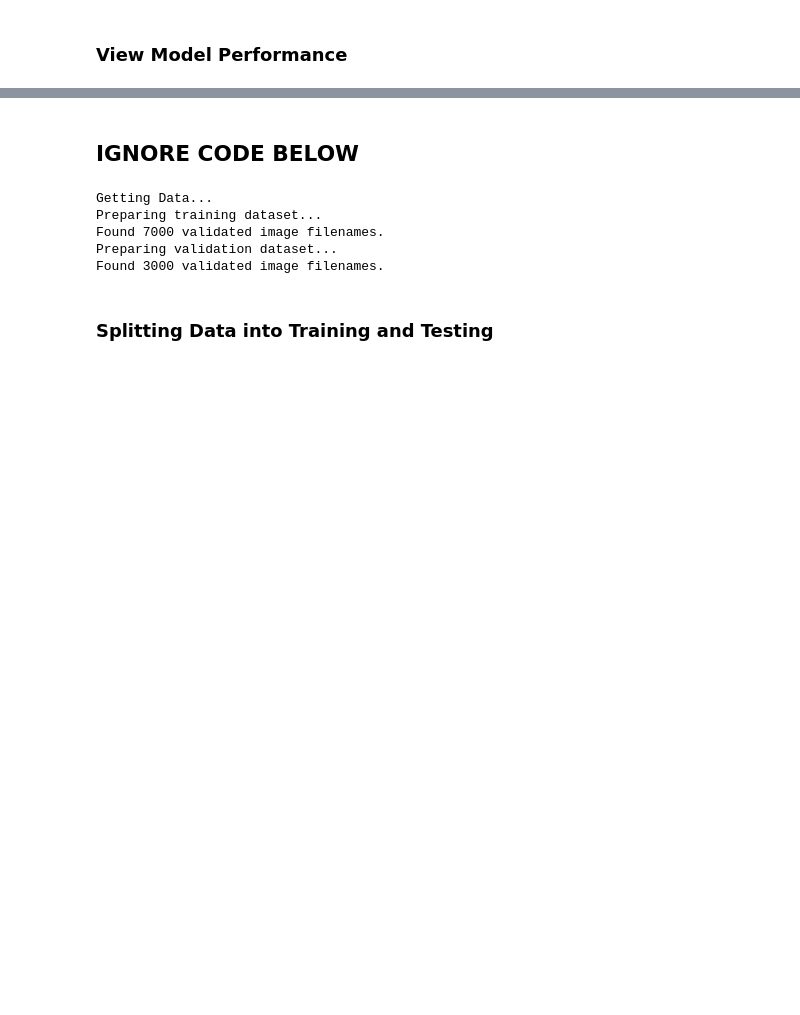
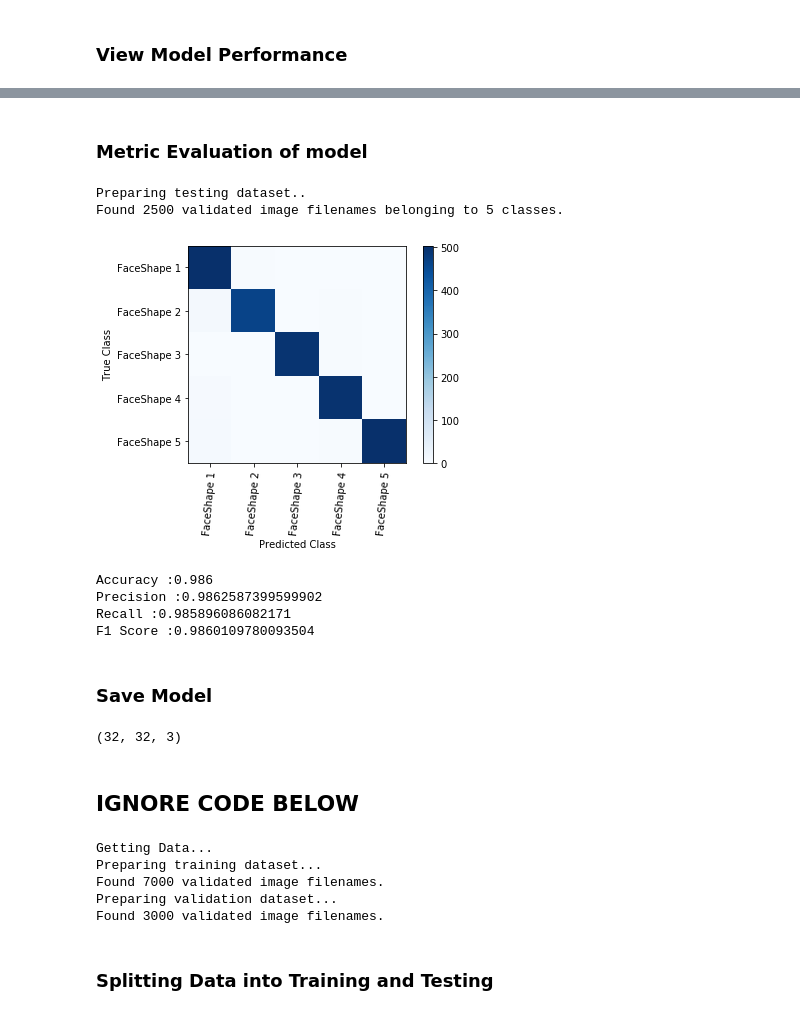
Before and after one commit to azmilirfan11/AMLS_19-20_SN15053755, a Jupyter notebook: B1/B1.ipynb, the cells around one changed output, grey strips where cells are left out. Cells and saved outputs as stored; diff of their text form; code cells hidden in the pictures; blank space fills up the shorter version.

```diff
--- a/B1/B1.ipynb
+++ b/B1/B1.ipynb
@@ -371,12 +374,49 @@ Generating predictions from validation data..
+# %% [markdown]
+### Metric Evaluation of model
+# %%
+print("Preparing testing dataset..")
+test_datagen = ImageDataGenerator(rescale=1./255)
+test_generator = test_datagen.flow_from_dataframe(dataframe=test_df, directory=images_dir,
+                                                  x_col="Filename", y_col="FaceShape",
+                                                  class_mode="categorical", target_size = (32,32),
+                                                  batch_size=1, shuffle=False)
+
+filenames = test_generator.filenames
+nb_samples = len(filenames)
+
+prob = model.predict_generator(test_generator, steps=nb_samples)
+# %% [output]
+Preparing testing dataset..
+Found 2500 validated image filenames belonging to 5 classes.
+# %%
+pred = np.argmax(prob, axis=1)
+true = np.array(test_generator.classes)
+
+testcm = confusion_matrix(true, pred)
+
+plt.imshow(testcm, interpolation="nearest", cmap=plt.cm.Blues)
+plt.colorbar()
+tick_marks = np.arange(len(classes))
+plt.xticks(tick_marks, classes , rotation=85)
+plt.yticks(tick_marks, classes)
+plt.xlabel("Predicted Class")
+plt.ylabel("True Class")
+plt.show()
+# %% [output]
+[figure, added]
 # %%
-pred = class_probabilities
-real = y_test
-
-acc = accuracy_score(real, pred)
-rec = recall_score(real, pred)
-pre = precision_score(real,pred)
-f1 = f1_score(real,pred)
+acc = accuracy_score(true, pred)
+rec = recall_score(true, pred, pos_label = 'positive', average ='macro') ## Weighted using macro
+pre = precision_score(true,pred, pos_label = 'positive', average ='macro') ## Weighted using macro
+f1 = f1_score(true,pred, pos_label = 'positive', average ='macro') ## Weighted using macro
 print("Accuracy :" + str(acc))
 print("Precision :" + str(pre))
 print("Recall :" + str(rec))
 print("F1 Score :" + str(f1))
+# %% [output]
+Accuracy :0.986
+Precision :0.9862587399599902
+Recall :0.985896086082171
+F1 Score :0.9860109780093504
+# %% [markdown]
+### Save Model
@@ -383,3 +432,7 @@ print("F1 Score :" + str(f1))
+# %%
+print(train_generator.image_shape)
+# %% [output]
+(32, 32, 3)
 # %% [markdown]
 ## IGNORE CODE BELOW
 # %%
```
Also changed, not shown: parts of 6 cells of this notebook, 9 other files.
